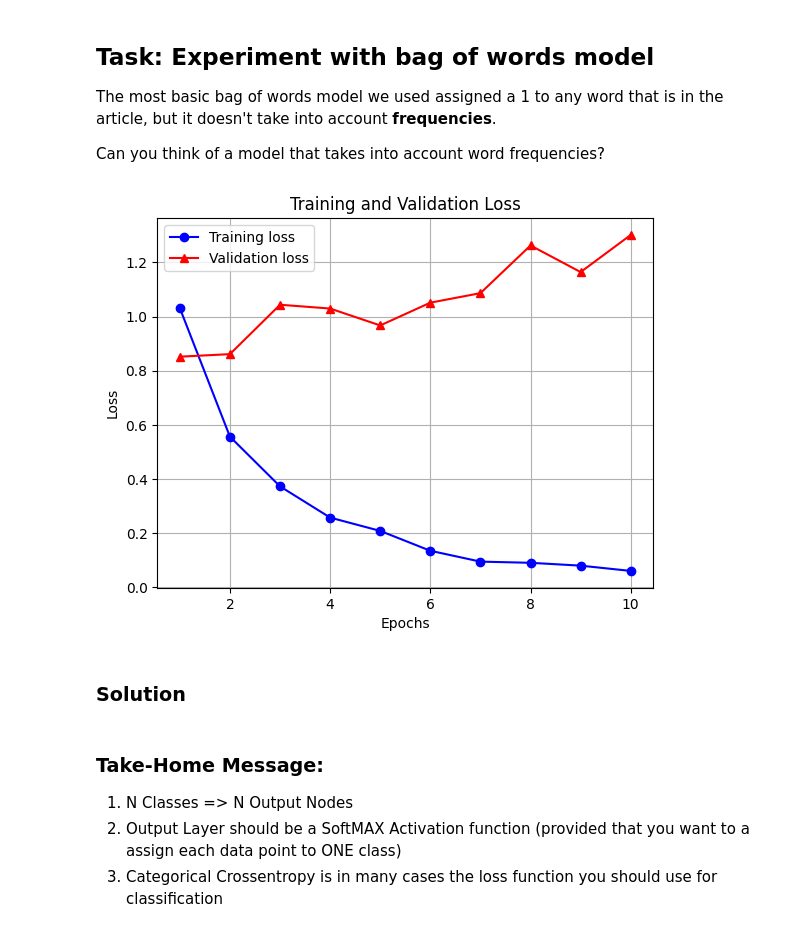
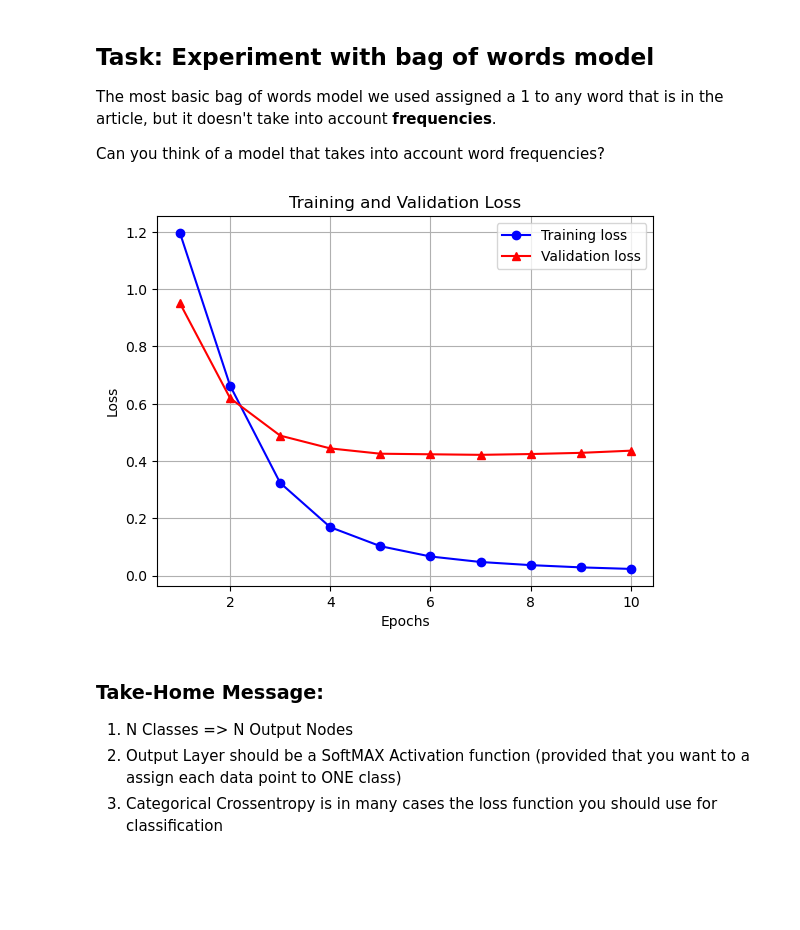
Before and after one commit to IS3UniCologne/AAA_2025, a Jupyter notebook: Workshop_06/Workshop_06_solution.ipynb, the cells around one changed output. Cells and saved outputs as stored; diff of their text form; code cells hidden in the pictures; blank space fills up the shorter version.

```diff
--- a/Workshop_06/Workshop_06_solution.ipynb
+++ b/Workshop_06/Workshop_06_solution.ipynb
@@ -584,15 +468,15 @@ val_size = 400
 train_size = len(x_tensor) - val_size
 train_ds, val_ds = random_split(TensorDataset(x_tensor, y_tensor), [train_size, val_size])
 
-train_loader = DataLoader(train_ds, batch_size=32, shuffle=True)
-val_loader = DataLoader(val_ds, batch_size=32)
+train_loader = DataLoader(train_ds, batch_size=64, shuffle=True)
+val_loader = DataLoader(val_ds, batch_size=64)
 
 # Define the model
 class TextClassifier(nn.Module):
     def __init__(self, input_dim, num_classes):
         super().__init__()
-        self.fc1 = nn.Linear(input_dim, 32)
-        self.fc2 = nn.Linear(32, num_classes)
+        self.fc1 = nn.Linear(input_dim, 512)
+        self.fc2 = nn.Linear(512, num_classes)
 
     def forward(self, x):
         x = F.relu(self.fc1(x))
@@ -600,7 +484,7 @@ class TextClassifier(nn.Module):
         return F.log_softmax(x, dim=1)
 
 model = TextClassifier(input_dim=x.shape[1], num_classes=len(set(y)))
-optimizer = torch.optim.Adam(model.parameters(), lr=0.01)
+optimizer = torch.optim.Adam(model.parameters(), lr=0.001)
 criterion = nn.NLLLoss()
 
 # Training loop
@@ -885,25 +592,6 @@ The most basic bag of words model we used assigned a 1 to any word that is in th
 
 Can you think of a model that takes into account word frequencies?
 # %%
-# PyTorch Tutorial: Text Classification with a Simple Neural Network (Using Real Dataset)
-
-import torch
-import torch.nn as nn
-import torch.nn.functional as F
-from torch.utils.data import DataLoader, TensorDataset, random_split
-from sklearn.feature_extraction.text import CountVectorizer
-from sklearn.preprocessing import LabelEncoder
-from datasets import load_dataset
-import matplotlib.pyplot as plt
-
-# Load a real dataset (AG News from Hugging Face Datasets)
-dataset = load_dataset("ag_news")
-
-# Use a subset safely using .select()
-subset = dataset['train'].select(range(2000))
-
-texts = [row['text'] for row in subset]
-labels = [row['label'] for row in subset]
 
 # Vectorize the text using bag-of-words
 vectorizer = CountVectorizer(binary=False, max_features=10000)
@@ -929,18 +617,16 @@ val_loader = DataLoader(val_ds, batch_size=32)
 class TextClassifier(nn.Module):
     def __init__(self, input_dim, num_classes):
         super().__init__()
-        self.fc1 = nn.Linear(input_dim, 64)
-        self.fc2 = nn.Linear(64, 1)
-        self.fc3 = nn.Linear(1, num_classes)
+        self.fc1 = nn.Linear(input_dim, 32)
+        self.fc2 = nn.Linear(32, num_classes)
 
     def forward(self, x):
         x = F.relu(self.fc1(x))
         x = self.fc2(x)
-        x = self.fc3(x)
         return F.log_softmax(x, dim=1)
 
 model = TextClassifier(input_dim=x.shape[1], num_classes=len(set(y)))
-optimizer = torch.optim.Adam(model.parameters(), lr=0.01)
+optimizer = torch.optim.Adam(model.parameters(), lr=0.001)
 criterion = nn.NLLLoss()
 
 # Training loop
@@ -952,36 +638,34 @@ for epoch in range(epochs):
     total_loss = 0
     for xb, yb in train_loader:
         optimizer.zero_grad()
         output = model(xb)
         loss = criterion(output, yb)
         loss.backward()
         optimizer.step()
         total_loss += loss.item()
     train_losses.append(total_loss / len(train_loader))
 
     # Validation
     model.eval()
     val_loss = 0
     with torch.no_grad():
         for xb, yb in val_loader:
             output = model(xb)
             loss = criterion(output, yb)
             val_loss += loss.item()
     val_losses.append(val_loss / len(val_loader))
 
 # Plotting
 plt.plot(range(1, epochs + 1), train_losses, 'bo-', label='Training loss')
 plt.plot(range(1, epochs + 1), val_losses, 'r^-', label='Validation loss')
 plt.xlabel('Epochs')
 plt.ylabel('Loss')
 plt.title('Training and Validation Loss')
 plt.legend()
 plt.grid(True)
 plt.show()
 # %% [output]
-[figure, old version]
+[figure, new version]
-# %% [markdown]
-### Solution
 # %% [markdown]
 ### Take-Home Message:
 
```
Also changed, not shown: parts of 28 cells of this notebook, 1 other file.
